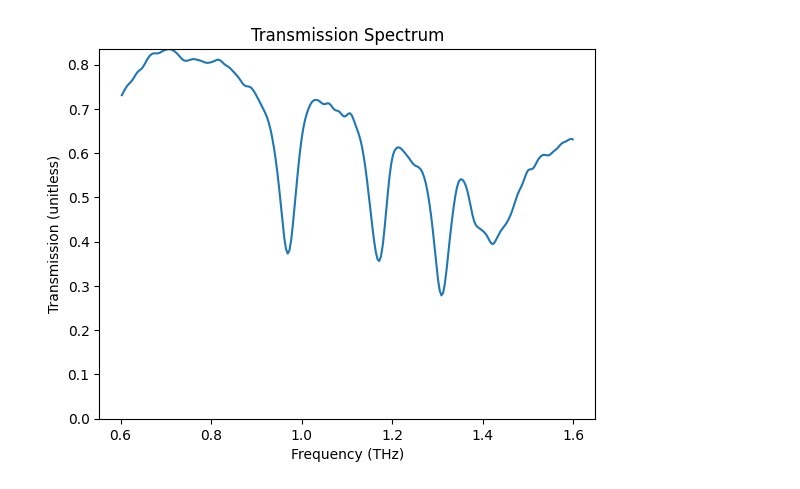
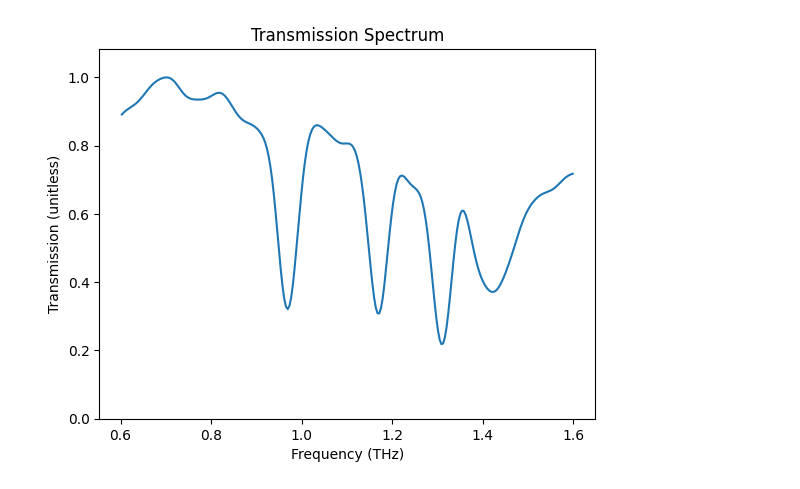
Before and after one commit to Cheesz-ball/THz-TDS_tool, a Jupyter notebook: test.ipynb, the cells around one changed output. Cells and saved outputs as stored; diff of their text form; code cells hidden in the pictures.

```diff
--- a/test.ipynb
+++ b/test.ipynb
@@ -27,6 +27,9 @@ add0 = 0
 # BG和Sam是之前已经加载的数据(背景和样品)
 refE = BG.iloc[:, 1]
 samE = Sam.iloc[:, 1]
+# 去除直流分量
+refE = refE - np.mean(refE)
+samE = samE - np.mean(samE)
 refE_max_index = refE.idxmax()
 samE_max_index = samE.idxmax()
 BG_value = BG.iloc[refE_max_index, 0]
@@ -44,29 +47,36 @@ phase0 = 2 * np.pi * f * Delay
 # 窗函数
 y1 = np.ones(point)
 y2 = np.ones(point)
-a = 0.1
-addwin = 1
-t11,t12 = 0,100
-t21,t22 = 0,100
+addwin = 1  # 设置为1启用窗函数
+t11, t12 = 20, 65
+t21, t22 = 20, 65
+
+# 窗函数选择：0 - 矩形窗，1 - 汉宁窗，2 - 汉明窗，3 - 布莱克曼窗，4 - 凯撒窗
+window_type = 3
+kaiser_beta = 25  # 凯撒窗的beta参数
+
+def apply_window(window_type, point, t_start, t_end):
+    window_length = t_end - t_start
+    if window_type == 0:  # 矩形窗
+        window = np.ones(window_length)
+    elif window_type == 1:  # 汉宁窗
+        window = np.hanning(window_length)
+    elif window_type == 2:  # 汉明窗
+        window = np.hamming(window_length)
+    elif window_type == 3:  # 布莱克曼窗
+        window = np.blackman(window_length)
+    elif window_type == 4:  # 凯撒窗
+        window = np.kaiser(window_length, kaiser_beta)
+    else:
+        window = np.ones(window_length)
+    full_window = np.zeros(point)
+    full_window[t_start:t_end] = window
+    return full_window
 
 if addwin == 1:
-    # 对于y1的汉宁窗
-    for j in range(point):
-        t = time[j]
-        if t11 <= t <= t12:
-            # 应用汉宁窗函数
-            y1[j] *= 0.5 * (1 - np.cos(2 * np.pi * (t - t11) / (t12 - t11)))
-        else:
-            y1[j] = 0  # 在窗外的点可以设置为0或其他衰减函数
-
-    # 对于y2的汉宁窗
-    for j in range(point):
-        t = time[j]
-        if t21 <= t <= t22:
-            # 应用汉宁窗函数
-            y2[j] *= 0.5 * (1 - np.cos(2 * np.pi * (t - t21) / (t22 - t21)))
-        else:
-            y2[j] = 0  # 在窗外的点可以设置为0或其他衰减函数
+    # 生成y1和y2的窗函数
+    y1 = apply_window(window_type, point, int(t11/dt), int(t12/dt))
+    y2 = apply_window(window_type, point, int(t21/dt), int(t22/dt))
 
 # 信号处理
 Eref = np.concatenate((refE * y1, np.zeros(add0)))
@@ -80,31 +90,31 @@ T = np.abs(FFTt)**2
 TdB = 20 * np.log10(T)
 n = 0
 phase = -np.unwrap(np.angle(FFTt)) + n * np.pi
 gro = np.diff(phase) / np.diff(f)
 
 # 设置想要绘制的频率范围
 f_min = 0.6 # 设置你希望的最小频率
 f_max = 1.6    # 设置你希望的最大频率
 index_min = np.argmax(f >= f_min)  # 找到最小频率的索引
 index_max = np.argmax(f > f_max)   # 找到最大频率的索引
 
 # 获取传输数据的最大值
 max_T = np.max(T[index_min:index_max])
 # 如果最大值大于1，则将所有点向下平移
 if max_T > 1:
     shift = max_T - 1
     T_shifted = T[index_min:index_max] - shift
 else:
     T_shifted = T[index_min:index_max]
 
 # 绘图
 fig, ax = plt.subplots()
 ax.plot(f[index_min:index_max], T_shifted)
 ax.set_ylim(0, max_T)
 # 根据平移后的数据调整y轴范围
 ax.set_title('Transmission Spectrum')
 ax.set_xlabel('Frequency (THz)')
 ax.set_ylabel('Transmission (unitless)')
 plt.show()
 # %% [output]
-[figure, old version]
+[figure, new version]
```
Also changed, not shown: parts of 6 cells of this notebook, 3 other files.
